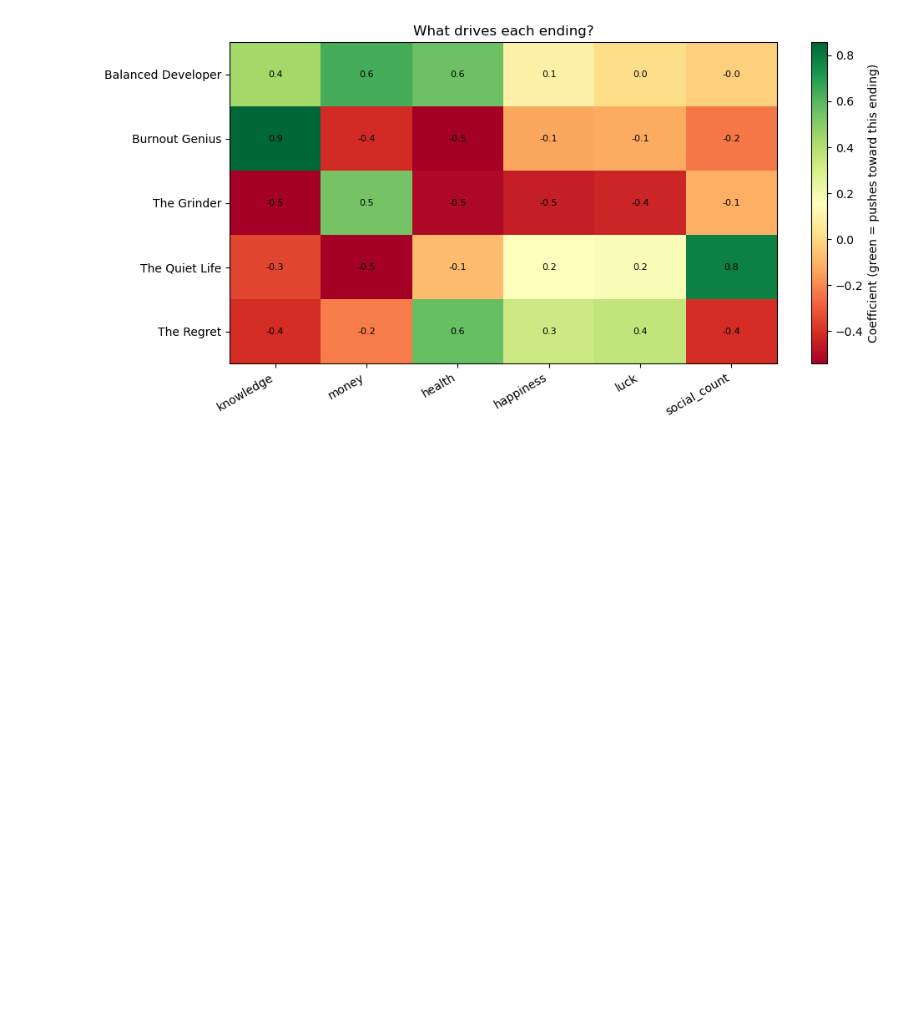
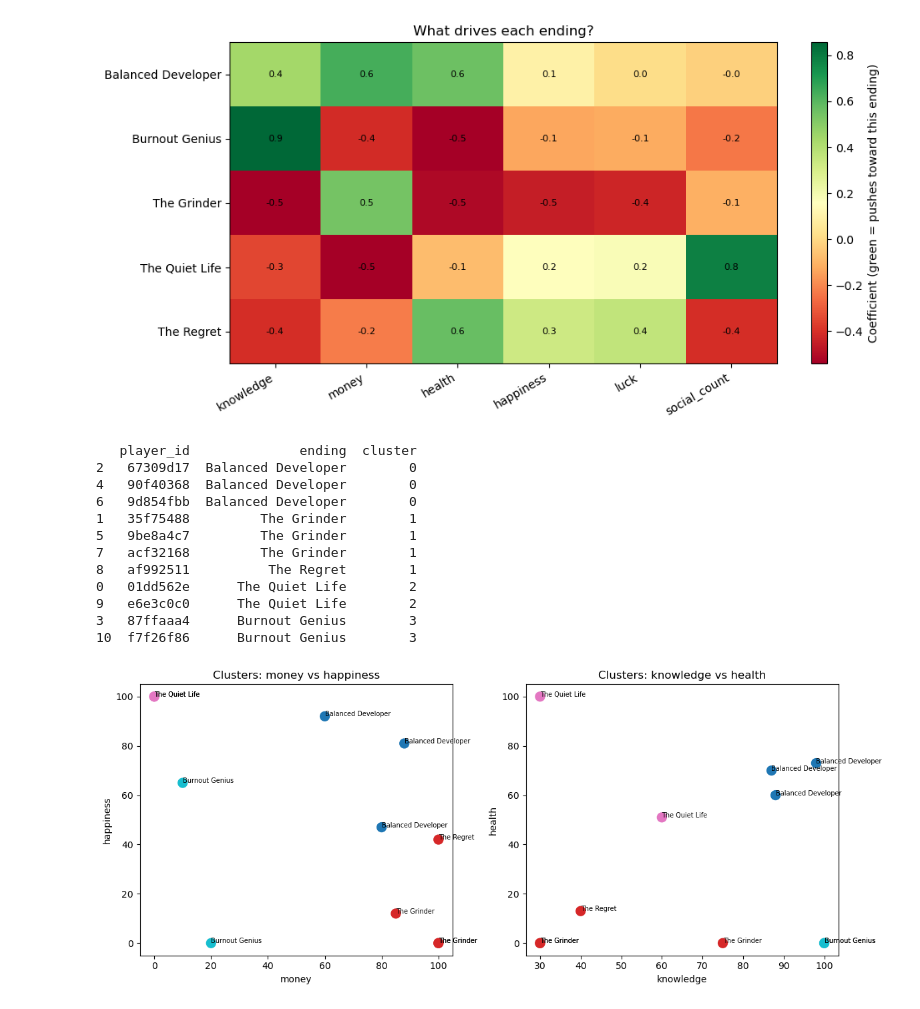
Before and after one commit to Aaroshree/lifepath, a Jupyter notebook: analysis/explore.ipynb, the cells around one changed output. Cells and saved outputs as stored; diff of their text form; code cells hidden in the pictures; blank space fills up the shorter version.

Commit message:
add k-means clustering

```diff
--- a/analysis/explore.ipynb
+++ b/analysis/explore.ipynb
@@ -315,3 +315,64 @@ plt.tight_layout()
 plt.show()
 # %% [output]
 [figure]
+# %%
+import os
+os.environ["OMP_NUM_THREADS"] = "1"
+
+import warnings
+warnings.filterwarnings("ignore", message="KMeans is known to have a memory leak")
+from sklearn.cluster import KMeans
+from sklearn.preprocessing import StandardScaler
+
+# use final round stats per player
+final = df.groupby("player_id").last().reset_index()
+X_cluster = final[["knowledge","money","health","happiness"]]
+
+# scale before clustering
+scaler = StandardScaler()
+X_scaled = scaler.fit_transform(X_cluster)
+
+# fit kmeans with 4 clusters
+kmeans = KMeans(n_clusters=4, random_state=42, n_init=10)
+final["cluster"] = kmeans.fit_predict(X_scaled)
+
+# show who landed where
+print(final[["player_id","ending","cluster"]].sort_values("cluster"))
+
+# visualize clusters
+fig, axes = plt.subplots(1, 2, figsize=(12, 5))
+
+axes[0].scatter(final["money"], final["happiness"],
+                c=final["cluster"], cmap="tab10", s=100)
+for _, row in final.iterrows():
+    axes[0].annotate(row["ending"], (row["money"], row["happiness"]),
+                     fontsize=7, ha="left")
+axes[0].set_xlabel("money")
+axes[0].set_ylabel("happiness")
+axes[0].set_title("Clusters: money vs happiness")
+
+axes[1].scatter(final["knowledge"], final["health"],
+                c=final["cluster"], cmap="tab10", s=100)
+for _, row in final.iterrows():
+    axes[1].annotate(row["ending"], (row["knowledge"], row["health"]),
+                     fontsize=7, ha="left")
+axes[1].set_xlabel("knowledge")
+axes[1].set_ylabel("health")
+axes[1].set_title("Clusters: knowledge vs health")
+
+plt.tight_layout()
+plt.show()
+# %% [output]
+   player_id              ending  cluster
+2   67309d17  Balanced Developer        0
+4   90f40368  Balanced Developer        0
+6   9d854fbb  Balanced Developer        0
+1   35f75488         The Grinder        1
+5   9be8a4c7         The Grinder        1
+7   acf32168         The Grinder        1
+8   af992511          The Regret        1
+0   01dd562e      The Quiet Life        2
+9   e6e3c0c0      The Quiet Life        2
+3   87ffaaa4      Burnout Genius        3
+10  f7f26f86      Burnout Genius        3
+[figure, added]
```
